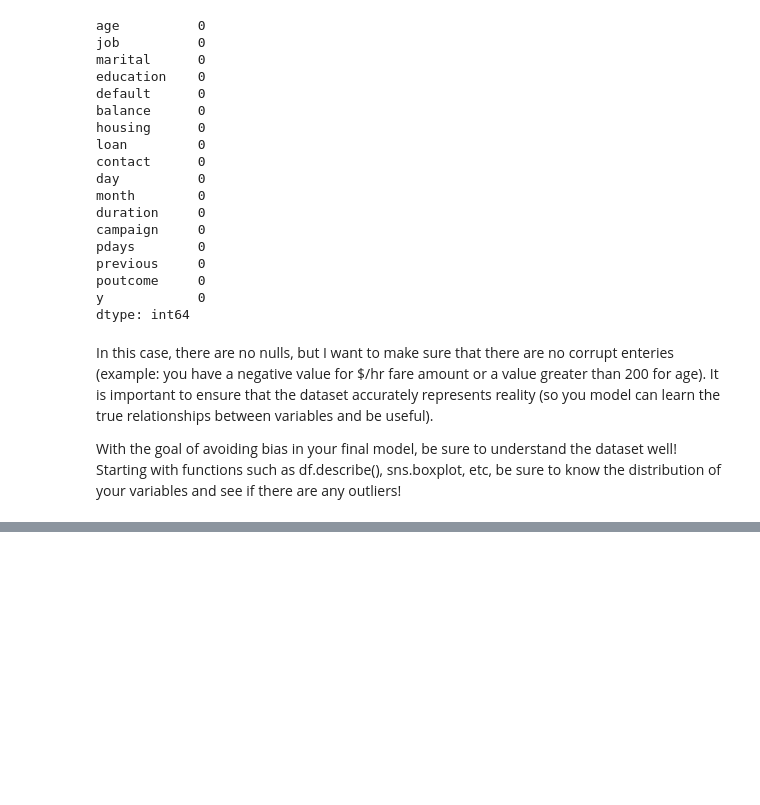
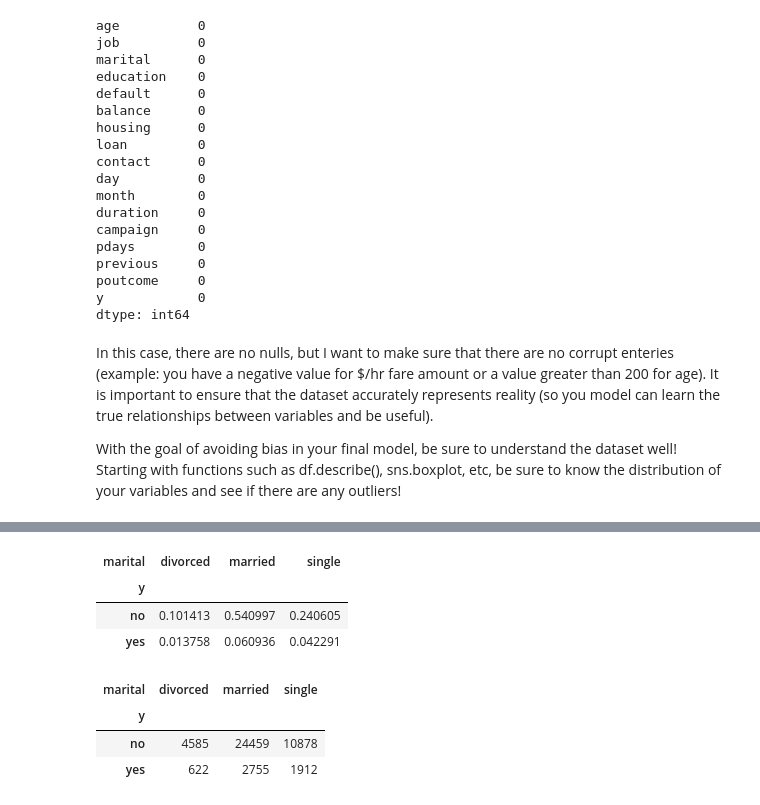
Before and after one commit to yzhao2433/AI4AllDemo, a Jupyter notebook: demo.ipynb, the cells around one changed output, grey strips where cells are left out. Cells and saved outputs as stored; diff of their text form; code cells hidden in the pictures; blank space fills up the shorter version.

```diff
--- a/demo.ipynb
+++ b/demo.ipynb
@@ -126,0 +166,14 @@ train_df.describe()
+# %%
+pd.crosstab(train_df["y"], train_df["marital"], normalize = True)
+# %% [output]
+| marital | divorced | married | single |
+| y |  |  |  |
+| no | 0.101413 | 0.540997 | 0.240605 |
+| yes | 0.013758 | 0.060936 | 0.042291 |
+# %%
+pd.crosstab(train_df["y"], train_df["marital"])
+# %% [output]
+| marital | divorced | married | single |
+| y |  |  |  |
+| no | 4585 | 24459 | 10878 |
+| yes | 622 | 2755 | 1912 |
```
Also changed, not shown: parts of 7 cells of this notebook.
